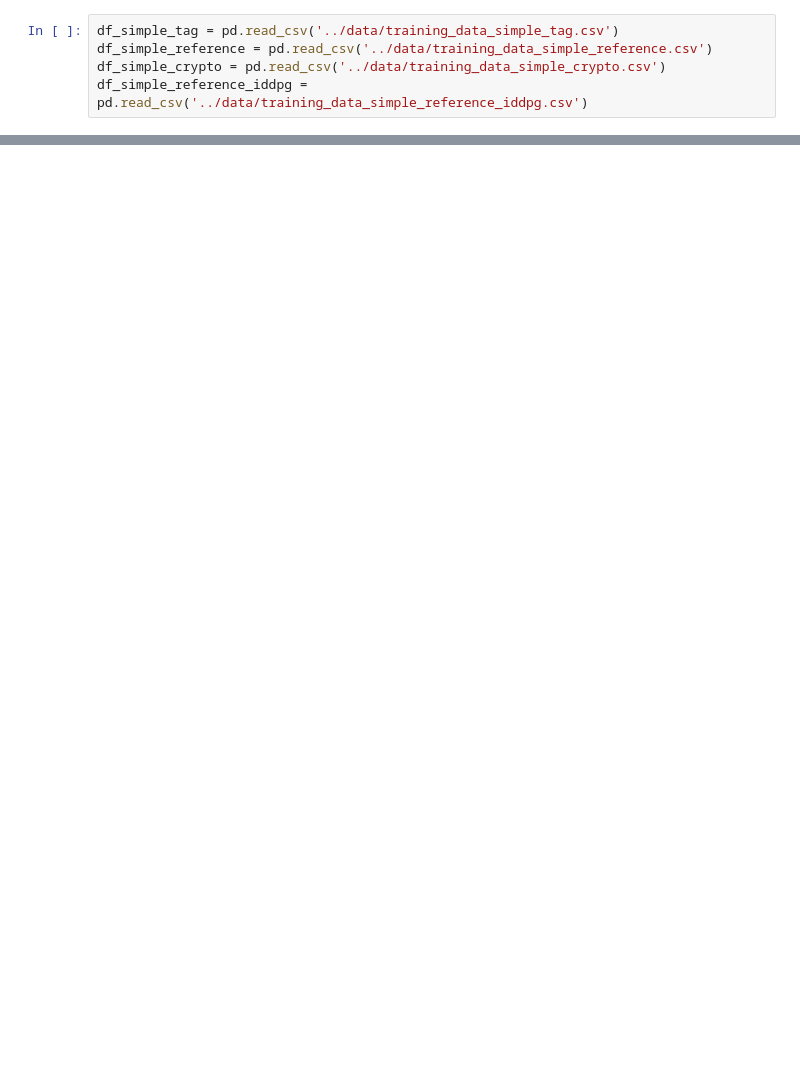
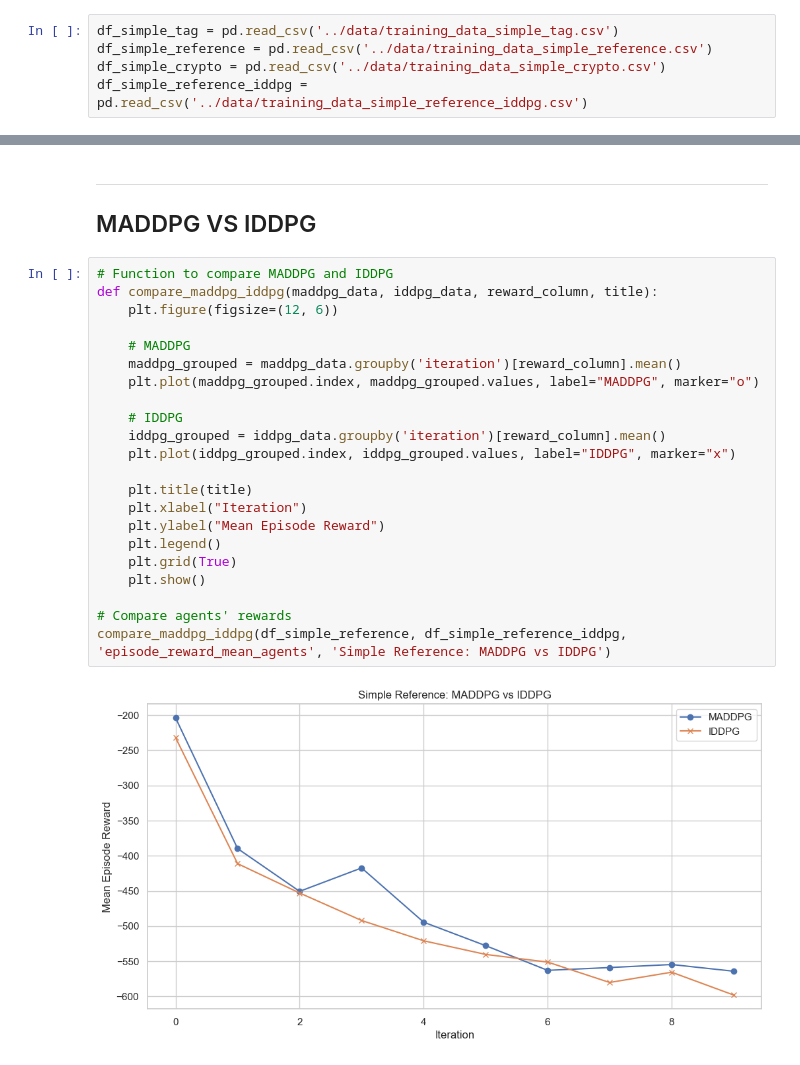
Before and after one commit to eduardooliveiraps/MARL-MPE, a Jupyter notebook: MPE-training-maddpg/analysis/analysis.ipynb, the cells around one changed output, grey strips where cells are left out. Drawn from its saved outputs; the diff is of its cells as text; blank space fills up the shorter version.

```diff
--- a/MPE-training-maddpg/analysis/analysis.ipynb
+++ b/MPE-training-maddpg/analysis/analysis.ipynb
@@ -46,0 +201,28 @@ df_simple_reference_iddpg.head()
+# %% [markdown]
+---
+
+## MADDPG VS IDDPG
+# %%
+# Function to compare MADDPG and IDDPG
+def compare_maddpg_iddpg(maddpg_data, iddpg_data, reward_column, title):
+    plt.figure(figsize=(12, 6))
+
+    # MADDPG
+    maddpg_grouped = maddpg_data.groupby('iteration')[reward_column].mean()
+    plt.plot(maddpg_grouped.index, maddpg_grouped.values, label="MADDPG", marker="o")
+
+    # IDDPG
+    iddpg_grouped = iddpg_data.groupby('iteration')[reward_column].mean()
+    plt.plot(iddpg_grouped.index, iddpg_grouped.values, label="IDDPG", marker="x")
+
+    plt.title(title)
+    plt.xlabel("Iteration")
+    plt.ylabel("Mean Episode Reward")
+    plt.legend()
+    plt.grid(True)
+    plt.show()
+
+# Compare agents' rewards
+compare_maddpg_iddpg(df_simple_reference, df_simple_reference_iddpg, 'episode_reward_mean_agents', 'Simple Reference: MADDPG vs IDDPG')
+# %% [output]
+[figure, added]
```
Also changed, not shown: parts of 10 cells of this notebook.
